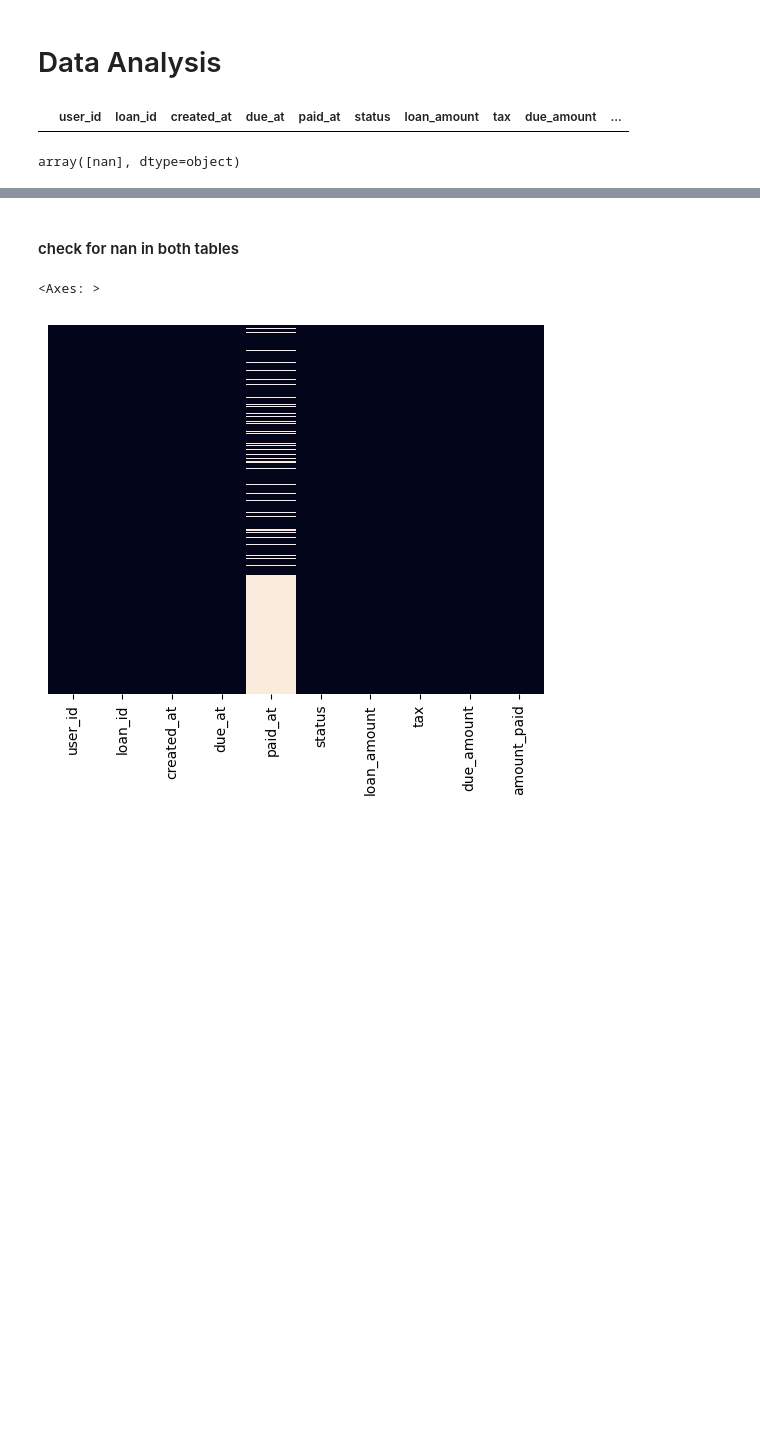
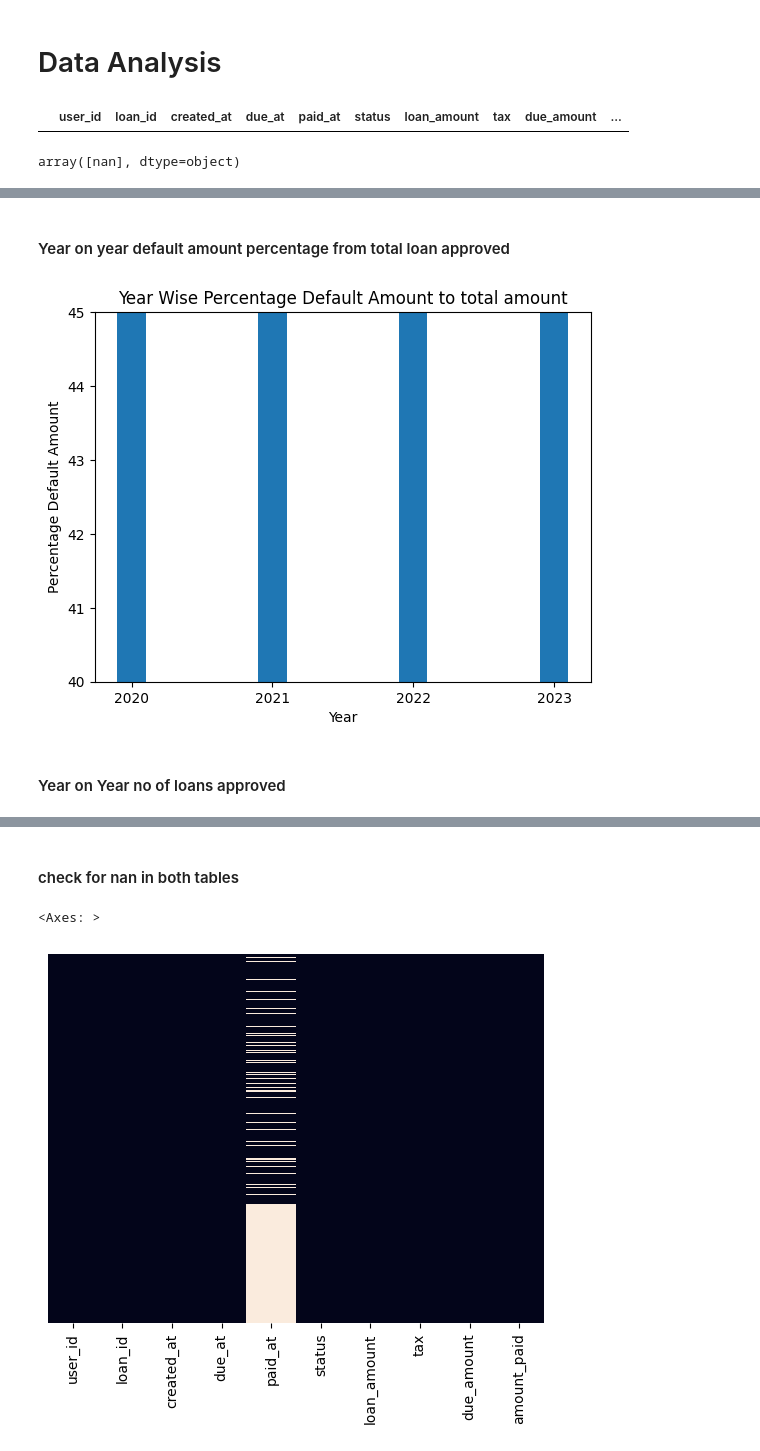
Before and after one commit to anantjain45823/Loan-and-client-data-analysis, a Jupyter notebook: lending_analysis.ipynb, the cells around one changed output, grey strips where cells are left out. Cells and saved outputs as stored; diff of their text form; code cells hidden in the pictures; blank space fills up the shorter version.

```diff
--- a/lending_analysis.ipynb
+++ b/lending_analysis.ipynb
@@ -104,0 +594,3 @@ array([nan], dtype=object)
+# %%
+merged_data_on_loans['loan_created_at'] = pd.to_datetime(merged_data_on_loans['loan_created_at'])
+merged_data_on_loans['loan_paid_at'] = pd.to_datetime(merged_data_on_loans['loan_paid_at'])
@@ -104,0 +772,6 @@ array([nan], dtype=object)
+# %%
+# pre metrics
+    # Data type conversion for data processing
+merged_data_on_loans['loan_created_at'] =  pd.to_datetime(merged_data_on_loans['loan_created_at'])
+merged_data_on_loans['loan_paid_at'] = pd.to_datetime(merged_data_on_loans['loan_paid_at'])
+merged_data_on_loans['loan_due_at'] = pd.to_datetime(merged_data_on_loans['loan_due_at'])
@@ -104,0 +789,18 @@ array([nan], dtype=object)
+# %%
+# generate loan_metrics
+
+default_amount_year_wise = loans[loans['status'] == 'default'].groupby(loans['created_at'].dt.year).apply(lambda x :pd.Series({
+    'loss_amount_in_default_loans': x['due_amount'].sum()-x['amount_paid'].sum()
+})).rename_axis('year').reset_index()
+non_ongoing_year_wise = merged_data_on_loans[merged_data_on_loans['loan_status'] == 'default'].groupby(merged_data_on_loans['loan_created_at'].dt.year).apply(lambda x :pd.Series({
+    'total_non_ongoing_loan': x['loan_due_amount'].sum()
+})).rename_axis('year').reset_index()
+merged_data_by_year = merged_data_on_loans.groupby(merged_data_on_loans['loan_created_at'].dt.year).apply(lambda x :  pd.Series({
+    'loans_approved': int(len(x)),
+    'total_loan_amount': x['loan_amount'].sum()
+})).rename_axis('year').reset_index()
+year_wise_profit_from_interest = merged_data_on_loans[merged_data_on_loans['loan_status'] == 'paid'].groupby(merged_data_on_loans['loan_created_at'].dt.year)['total_profit'].sum().rename_axis('year').reset_index()
+merged_data_by_year = pd.merge(merged_data_by_year,default_amount_year_wise, on = 'year' )
+merged_data_by_year = pd.merge(merged_data_by_year,non_ongoing_year_wise, on = 'year' )
+merged_data_by_year['default_to_non_ongoing_loans'] = merged_data_by_year['loss_amount_in_default_loans']/merged_data_by_year['total_non_ongoing_loan']
+merged_data_by_year
@@ -104,0 +831,22 @@ array([nan], dtype=object)
+# %% [markdown]
+#### Year on year default amount percentage from total loan approved
+# %%
+x = merged_data_by_year['year'].tolist()
+y = merged_data_by_year['default_to_non_ongoing_loans']
+plt.bar(x, y*100, width = 0.2)
+
+# setting limits
+plt.ylim(40, 45) # as all are close to 40%
+# plot ticks
+plt.xticks(x)
+# Add labels and title
+plt.xlabel('Year')
+plt.ylabel('Percentage Default Amount')
+plt.title('Year Wise Percentage Default Amount to total amount')
+
+# Display the plot
+plt.show()
+# %% [output]
+[figure, added]
+# %% [markdown]
+#### Year on Year no of loans approved
```
Also changed, not shown: parts of 125 cells of this notebook.
